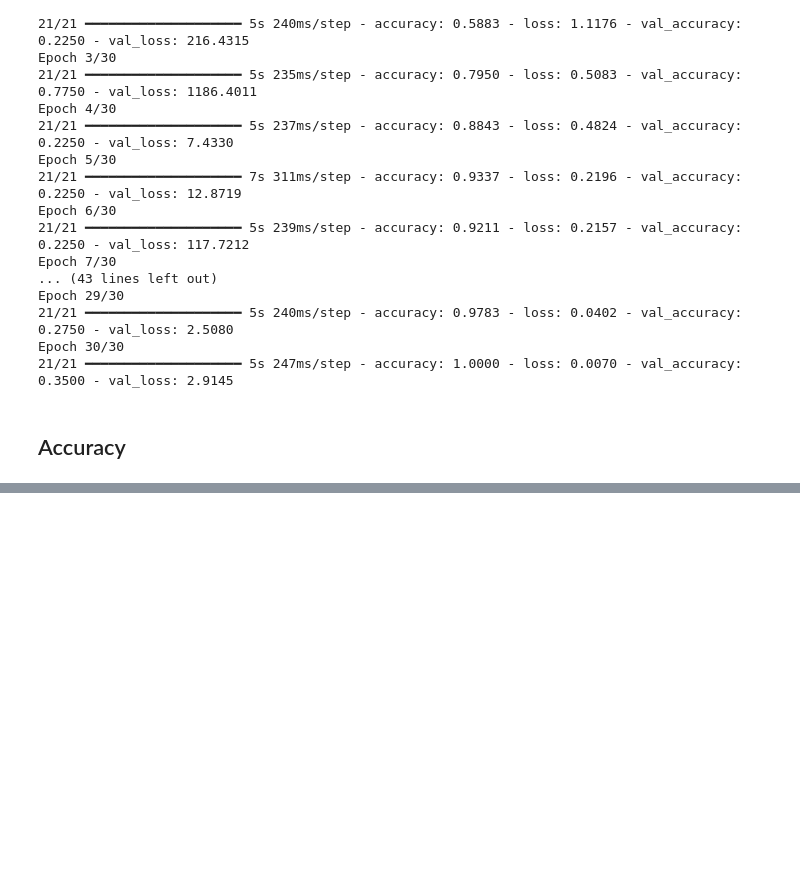
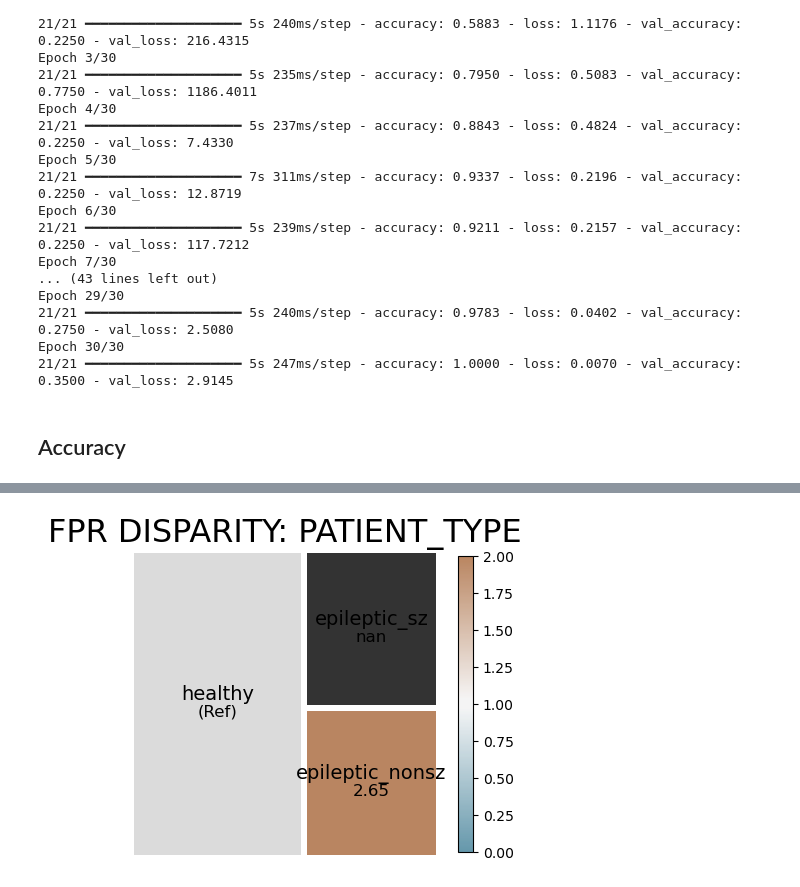
Before and after one commit to amogh-dongre/MED_RES, a Jupyter notebook: code/EfficientNet.ipynb, the cells around one changed output, grey strips where cells are left out. Drawn from its saved outputs; the diff is of its cells as text; code cells hidden in the pictures; blank space fills up the shorter version.

Commit message:
aequitas check update on Hybrid CpasuleNet, CapsuleNet and EfficientNet

```diff
--- a/code/EfficientNet.ipynb
+++ b/code/EfficientNet.ipynb
@@ -204,0 +229,79 @@ Test Accuracy: 0.862500011920929
+# %%
+import pandas as pd
+from aequitas.group import Group
+from aequitas.bias import Bias
+from aequitas.fairness import Fairness
+from aequitas.plotting import Plot
+
+# ── 1. Get predictions ───────────────────────────────────────────────────────
+# EfficientNet model.predict returns (n, 2) directly — no unpacking needed
+model.load_weights('../weights/EfficientNet.weights.h5')
+y_pred_probs = model.predict(X_test)               # shape: (n, 2)
+y_pred_classes = np.argmax(y_pred_probs, axis=1)   # shape: (n,)
+y_test_classes = np.argmax(y_test, axis=1)         # shape: (n,)
+
+# ── 2. Map folders to patient types ─────────────────────────────────────────
+patient_type_map = {
+    'Z': 'healthy',          # healthy, eyes open       → label 0
+    'O': 'healthy',          # healthy, eyes closed     → label 0
+    'N': 'epileptic_nonsz',  # epileptic, non-sz zone   → label 0
+    'F': 'epileptic_nonsz',  # epileptic, seizure zone  → label 0
+    'S': 'epileptic_sz'      # actively seizing         → label 1
+}
+patient_types = np.array([patient_type_map[f] for f in folders_test])
+
+# ── 3. Build Aequitas DataFrame ──────────────────────────────────────────────
+aequitas_df = pd.DataFrame({
+    'score':         y_pred_classes.astype(int),
+    'label_value':   y_test_classes.astype(int),
+    'patient_type':  patient_types,
+    'source_folder': folders_test
+})
+
+# Sanity check — each group should only have one label
+print("Label distribution per group:")
+print(aequitas_df.groupby(['patient_type', 'label_value']).size())
+print()
+
+# ── 4. Group-level metrics ───────────────────────────────────────────────────
+g = Group()
+xtab, _ = g.get_crosstabs(aequitas_df, attr_cols=['patient_type'])
+print(xtab[[
+    'attribute_name', 'attribute_value',
+    'group_size', 'tpr', 'fpr', 'fnr', 'tnr'
+]])
+
+# ── 5. Disparity (reference = healthy) ──────────────────────────────────────
+b = Bias()
+bdf = b.get_disparity_predefined_groups(
+    xtab,
+    original_df=aequitas_df,
+    ref_groups_dict={'patient_type': 'healthy'}
+)
+print(bdf[[
+    'attribute_name', 'attribute_value',
+    'fpr', 'fpr_disparity',
+    'tpr', 'tpr_disparity',
+    'fnr', 'fnr_disparity'
+]])
+
+# ── 6. Fairness assessment ───────────────────────────────────────────────────
+f = Fairness()
+fdf = f.get_group_value_fairness(bdf)
+print("\nFairness Summary:")
+print(fdf[[
+    'attribute_name', 'attribute_value',
+    'TPR Parity', 'FDR Parity', 'FPR Parity', 'FNR Parity'
+]].to_string(index=False))
+
+fair_results = f.get_overall_fairness(fdf)
+print("\nOverall Fairness:", fair_results)
+
+# ── 7. Plots ─────────────────────────────────────────────────────────────────
+aqp = Plot()
+aqp.plot_disparity(bdf, 'fpr_disparity', 'patient_type')
+aqp.plot_disparity(bdf, 'fnr_disparity', 'patient_type')
+aqp.plot_group_metric(xtab, 'fpr')
+aqp.plot_group_metric(xtab, 'fnr')
+aqp.plot_fairness_group_all(fdf, ncols=2)
+# %% [output]
@@ -204,0 +325 @@ Test Accuracy: 0.862500011920929
+[figure, added]
```
Also changed, not shown: parts of 6 cells of this notebook, 2 other files.
